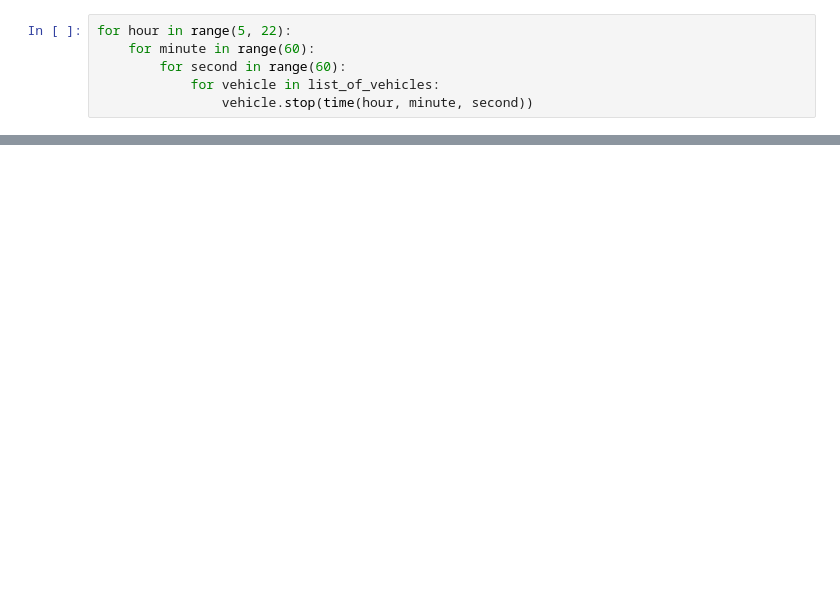
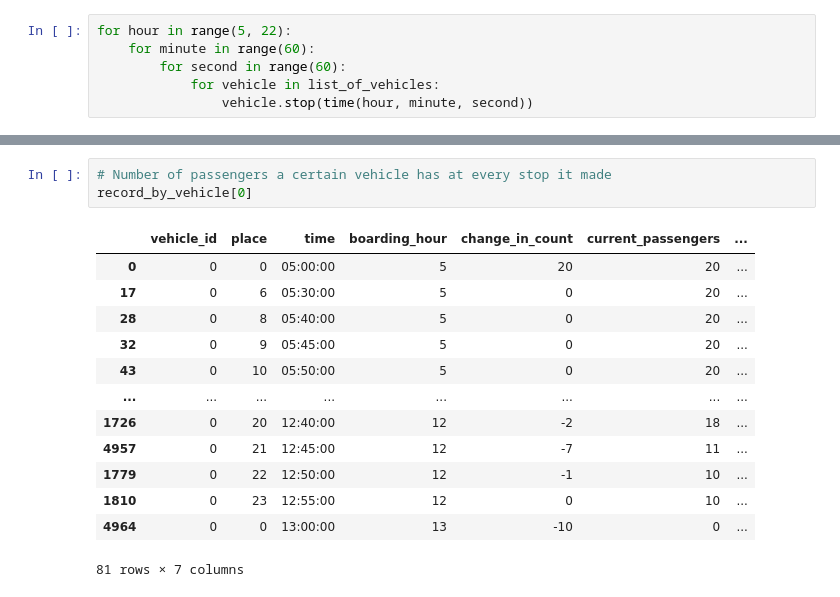
Before and after one commit to JLGAfrica/Python_Projects, a Jupyter notebook: Samples/2_Efficient_Transportation_v2.ipynb, the cells around one changed output, grey strips where cells are left out. Drawn from its saved outputs; the diff is of its cells as text; blank space fills up the shorter version.

```diff
--- a/Samples/2_Efficient_Transportation_v2.ipynb
+++ b/Samples/2_Efficient_Transportation_v2.ipynb
@@ -477,0 +553,17 @@ average_capacity =pd.DataFrame(average_capacity)
+# %%
+# Number of passengers a certain vehicle has at every stop it made
+record_by_vehicle[0]
+# %% [output]
+|  | vehicle_id | place | time | boarding_hour | change_in_count | current_passengers | ... |
+| 0 | 0 | 0 | 05:00:00 | 5 | 20 | 20 | ... |
+| 17 | 0 | 6 | 05:30:00 | 5 | 0 | 20 | ... |
+| 28 | 0 | 8 | 05:40:00 | 5 | 0 | 20 | ... |
+| 32 | 0 | 9 | 05:45:00 | 5 | 0 | 20 | ... |
+| 43 | 0 | 10 | 05:50:00 | 5 | 0 | 20 | ... |
+| ... | ... | ... | ... | ... | ... | ... | ... |
+| 1726 | 0 | 20 | 12:40:00 | 12 | -2 | 18 | ... |
+| 4957 | 0 | 21 | 12:45:00 | 12 | -7 | 11 | ... |
+| 1779 | 0 | 22 | 12:50:00 | 12 | -1 | 10 | ... |
+| 1810 | 0 | 23 | 12:55:00 | 12 | 0 | 10 | ... |
+| 4964 | 0 | 0 | 13:00:00 | 13 | -10 | 0 | ... |
+81 rows × 7 columns
```
Also changed, not shown: parts of 16 cells of this notebook, 1 other file.
